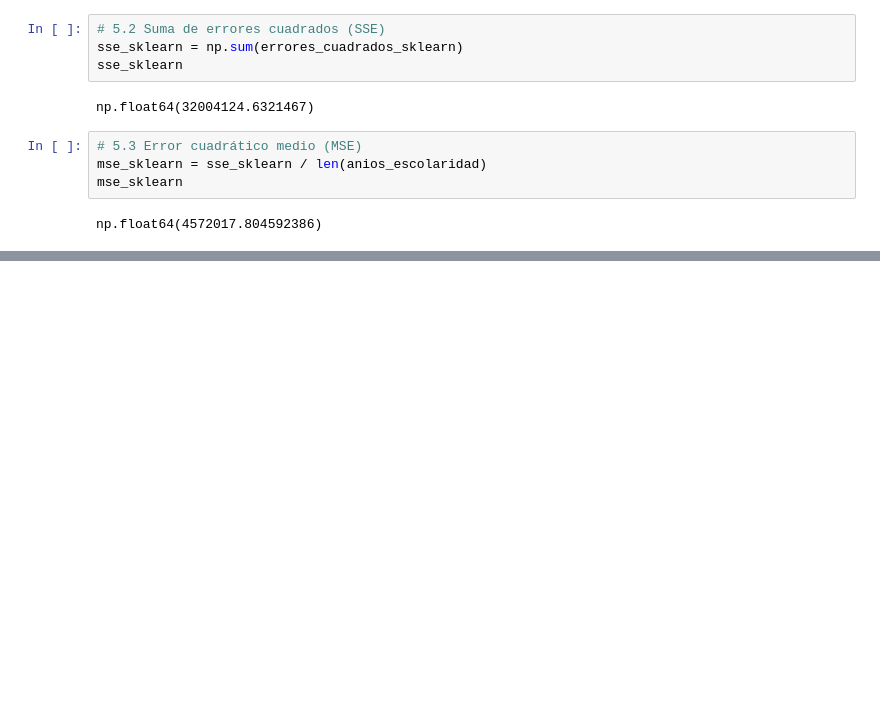
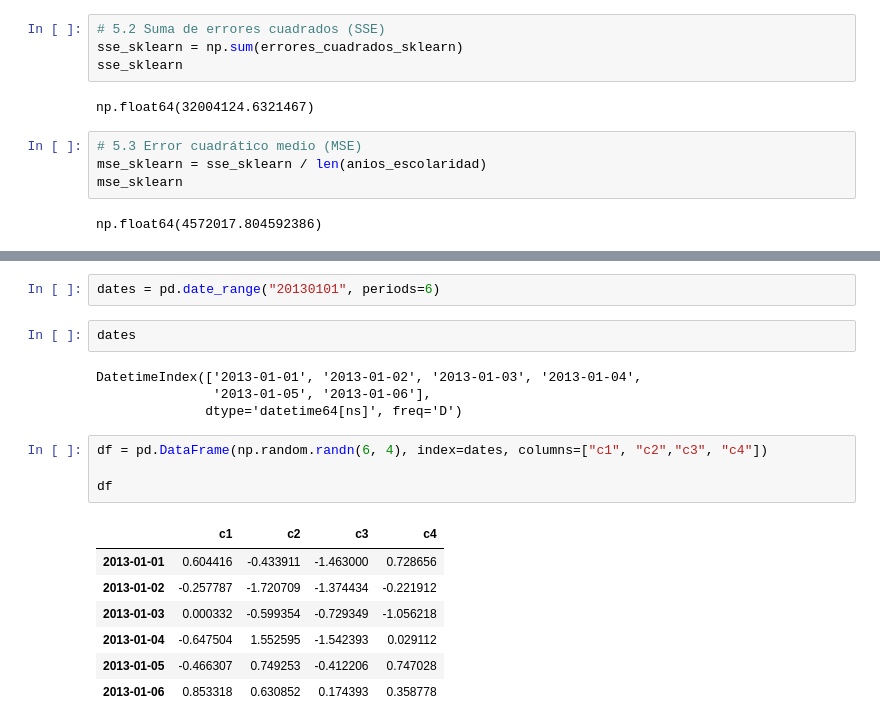
Before and after one commit to RamosTor/MineriaDeDatos, a Jupyter notebook: Conceptos.ipynb, the cells around one changed output, grey strips where cells are left out. Saved outputs shown, nothing was run; the diff lists cells and outputs as text; blank space fills up the shorter version.

```diff
--- a/Conceptos.ipynb
+++ b/Conceptos.ipynb
@@ -1028,0 +1048,20 @@ np.float64(4572017.804592386)
+# %%
+dates = pd.date_range("20130101", periods=6)
+# %%
+dates
+# %% [output]
+DatetimeIndex(['2013-01-01', '2013-01-02', '2013-01-03', '2013-01-04',
+               '2013-01-05', '2013-01-06'],
+              dtype='datetime64[ns]', freq='D')
+# %%
+df = pd.DataFrame(np.random.randn(6, 4), index=dates, columns=["c1", "c2","c3", "c4"])
+
+df
+# %% [output]
+|  | c1 | c2 | c3 | c4 |
+| 2013-01-01 | 0.604416 | -0.433911 | -1.463000 | 0.728656 |
+| 2013-01-02 | -0.257787 | -1.720709 | -1.374434 | -0.221912 |
+| 2013-01-03 | 0.000332 | -0.599354 | -0.729349 | -1.056218 |
+| 2013-01-04 | -0.647504 | 1.552595 | -1.542393 | 0.029112 |
+| 2013-01-05 | -0.466307 | 0.749253 | -0.412206 | 0.747028 |
+| 2013-01-06 | 0.853318 | 0.630852 | 0.174393 | 0.358778 |
```
Also changed, not shown: parts of 14 cells of this notebook.
